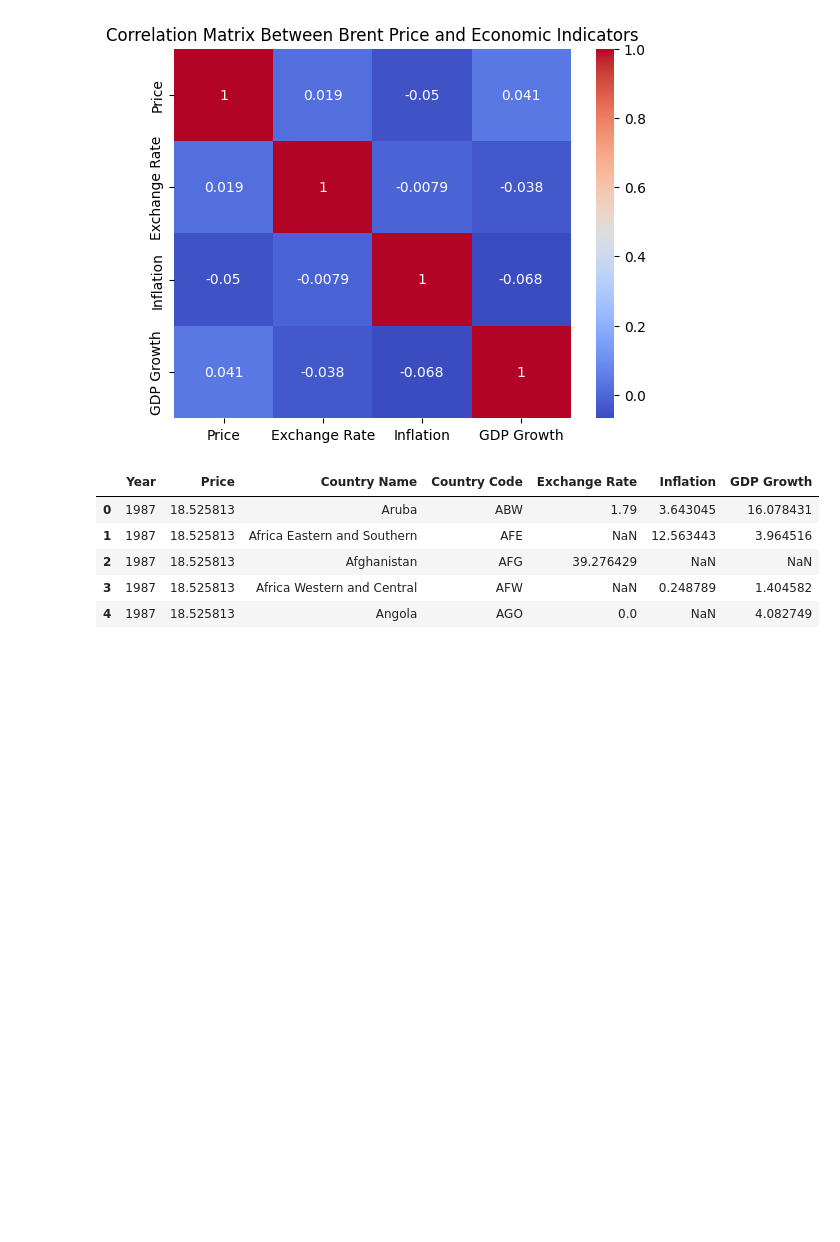
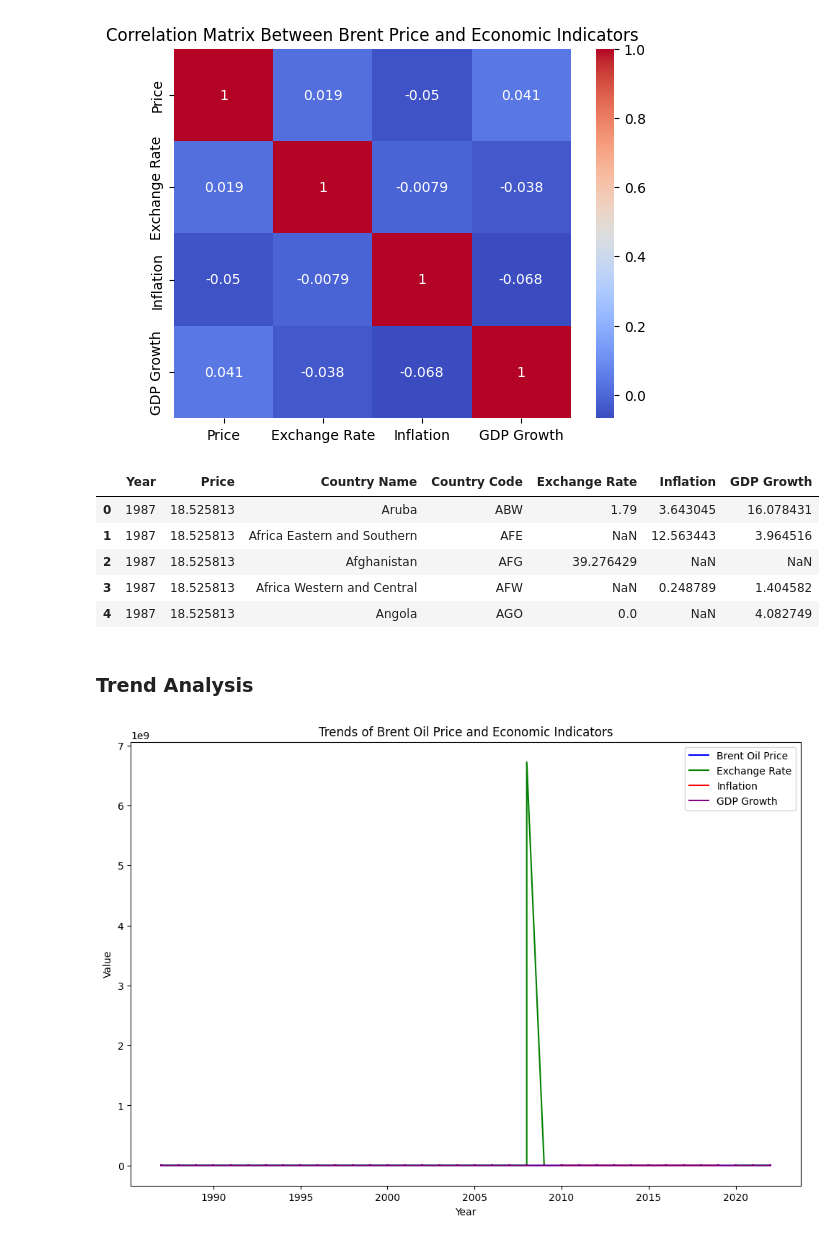
Before and after one commit to Birkity/birhan-energies-oil-price-analysis, a Jupyter notebook: notebooks/task_2.ipynb, the cells around one changed output. Cells and saved outputs as stored; diff of their text form; code cells hidden in the pictures; blank space fills up the shorter version.

Commit message:
Plot the trends of economic indicators along with Brent prices

```diff
--- a/notebooks/task_2.ipynb
+++ b/notebooks/task_2.ipynb
@@ -161,3 +161,18 @@ combined_data.head()
 | 2 | 1987 | 18.525813 | Afghanistan | AFG | 39.276429 | NaN | NaN |
 | 3 | 1987 | 18.525813 | Africa Western and Central | AFW | NaN | 0.248789 | 1.404582 |
 | 4 | 1987 | 18.525813 | Angola | AGO | 0.0 | NaN | 4.082749 |
+# %% [markdown]
+### Trend Analysis
+# %%
+plt.figure(figsize=(12, 8))
+plt.plot(combined_data['Year'], combined_data['Price'], label='Brent Oil Price', color='blue')
+plt.plot(combined_data['Year'], combined_data['Exchange Rate'], label='Exchange Rate', color='green')
+plt.plot(combined_data['Year'], combined_data['Inflation'], label='Inflation', color='red')
+plt.plot(combined_data['Year'], combined_data['GDP Growth'], label='GDP Growth', color='purple')
+plt.xlabel("Year")
+plt.ylabel("Value")
+plt.title("Trends of Brent Oil Price and Economic Indicators")
+plt.legend()
+plt.show()
+# %% [output]
+[figure, added]
```
